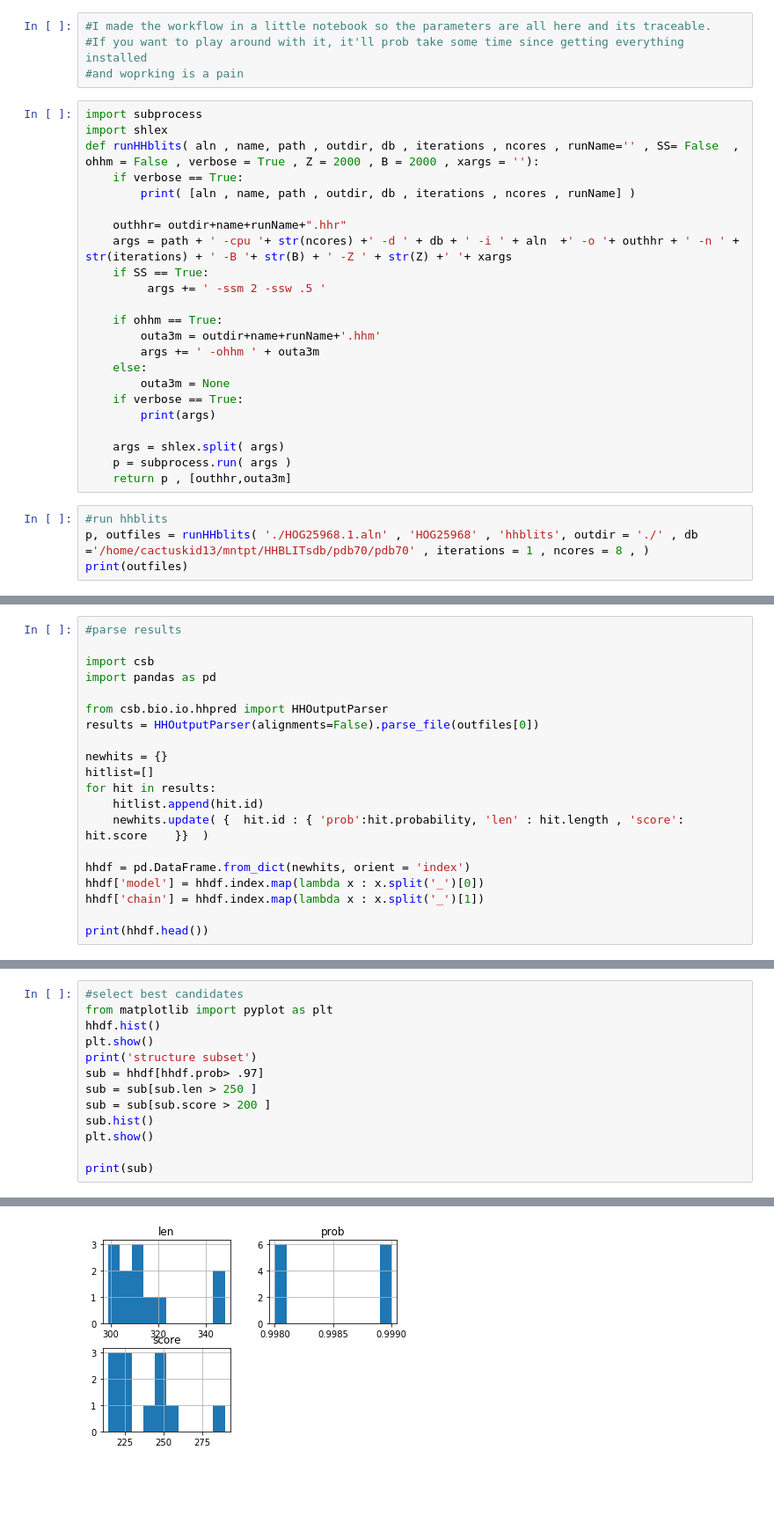
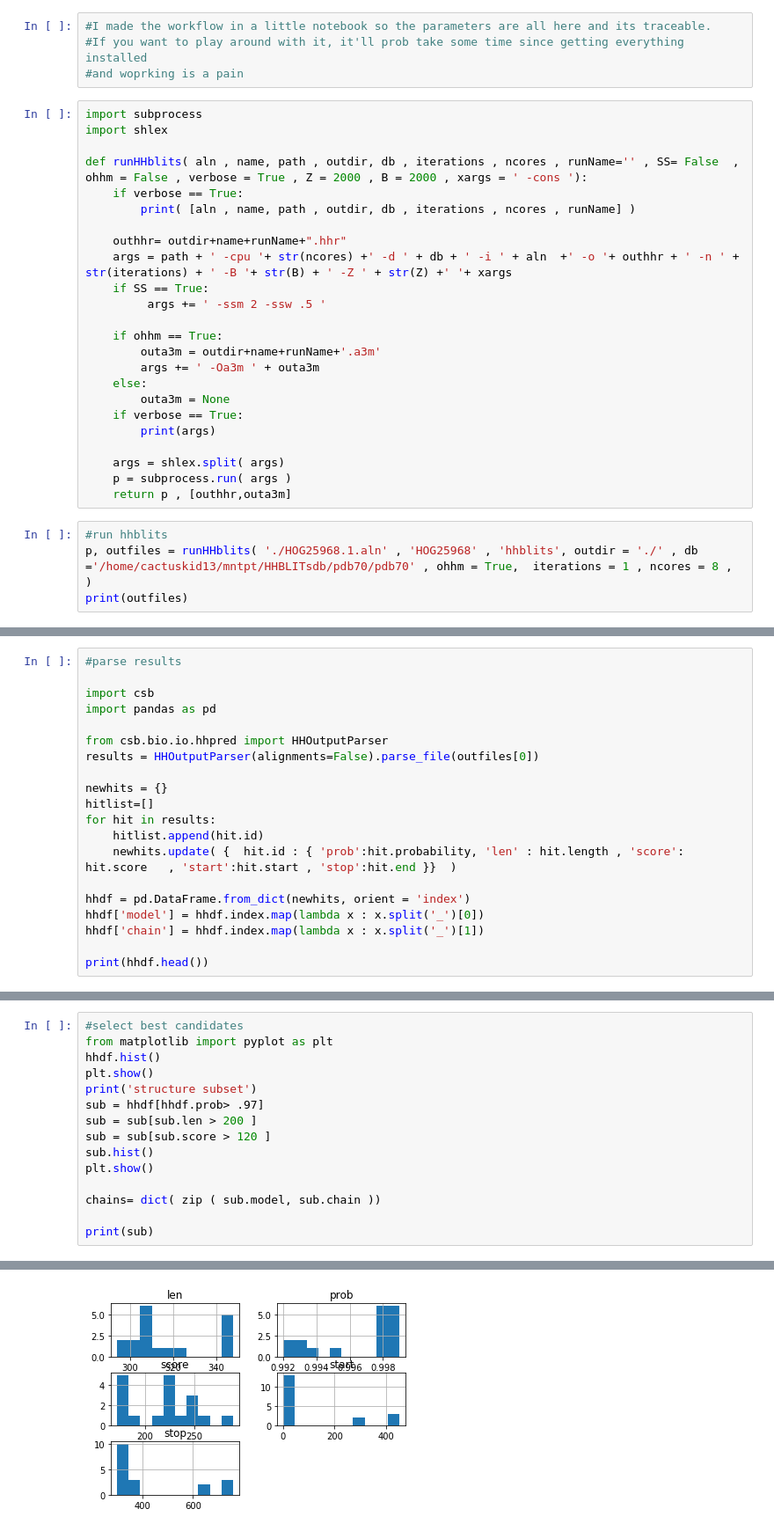
Before and after one commit to cactuskid/struct_auto, a Jupyter notebook: trematodes.ipynb, the cells around one changed output, grey strips where cells are left out. Shown: that part at 88% size. Cells and saved outputs as stored; diff of their text form; blank space fills up the shorter version.

```diff
--- a/trematodes.ipynb
+++ b/trematodes.ipynb
@@ -5,7 +5,8 @@
 # %%
 import subprocess
 import shlex
-def runHHblits( aln , name, path , outdir, db , iterations , ncores , runName='' , SS= False  , ohhm = False , verbose = True , Z = 2000 , B = 2000 , xargs = ''):
+
+def runHHblits( aln , name, path , outdir, db , iterations , ncores , runName='' , SS= False  , ohhm = False , verbose = True , Z = 2000 , B = 2000 , xargs = ' -cons '):
     if verbose == True:
         print( [aln , name, path , outdir, db , iterations , ncores , runName] )
 
@@ -15,8 +16,8 @@ def runHHblits( aln , name, path , outdir, db , iterations , ncores , runName=''
          args += ' -ssm 2 -ssw .5 '
 
     if ohhm == True:
-        outa3m = outdir+name+runName+'.hhm'
-        args += ' -ohhm ' + outa3m
+        outa3m = outdir+name+runName+'.a3m'
+        args += ' -Oa3m ' + outa3m
     else:
         outa3m = None
     if verbose == True:
@@ -27,7 +28,7 @@ def runHHblits( aln , name, path , outdir, db , iterations , ncores , runName=''
     return p , [outhhr,outa3m]
 # %%
 #run hhblits
-p, outfiles = runHHblits( './HOG25968.1.aln' , 'HOG25968' , 'hhblits', outdir = './' , db ='/home/cactuskid13/mntpt/HHBLITsdb/pdb70/pdb70' , iterations = 1 , ncores = 8 , )
+p, outfiles = runHHblits( './HOG25968.1.aln' , 'HOG25968' , 'hhblits', outdir = './' , db ='/home/cactuskid13/mntpt/HHBLITsdb/pdb70/pdb70' , ohhm = True,  iterations = 1 , ncores = 8 , )
 print(outfiles)
 # %% [output]
 ['./HOG25968.1.aln', 'HOG25968', 'hhblits', './', '/home/cactuskid13/mntpt/HHBLITsdb/pdb70/pdb70', 1, 8, '']
@@ -46,7 +47,7 @@ newhits = {}
 hitlist=[]
 for hit in results:
     hitlist.append(hit.id)
-    newhits.update( {  hit.id : { 'prob':hit.probability, 'len' : hit.length , 'score': hit.score    }}  )
+    newhits.update( {  hit.id : { 'prob':hit.probability, 'len' : hit.length , 'score': hit.score   , 'start':hit.start , 'stop':hit.end }}  )
 
 hhdf = pd.DataFrame.from_dict(newhits, orient = 'index')
 hhdf['model'] = hhdf.index.map(lambda x : x.split('_')[0])
@@ -67,10 +68,12 @@ hhdf.hist()
 plt.show()
 print('structure subset')
 sub = hhdf[hhdf.prob> .97]
-sub = sub[sub.len > 250 ]
-sub = sub[sub.score > 200 ]
+sub = sub[sub.len > 200 ]
+sub = sub[sub.score > 120 ]
 sub.hist()
 plt.show()
 
+chains= dict( zip ( sub.model, sub.chain ))
+
 print(sub)
 # %% [output]
@@ -78,2 +81,2 @@ print(sub)
 structure subset
-[figure, old version]
+[figure, new version]
```
Also changed, not shown: parts of 9 cells of this notebook, 24 other files.
